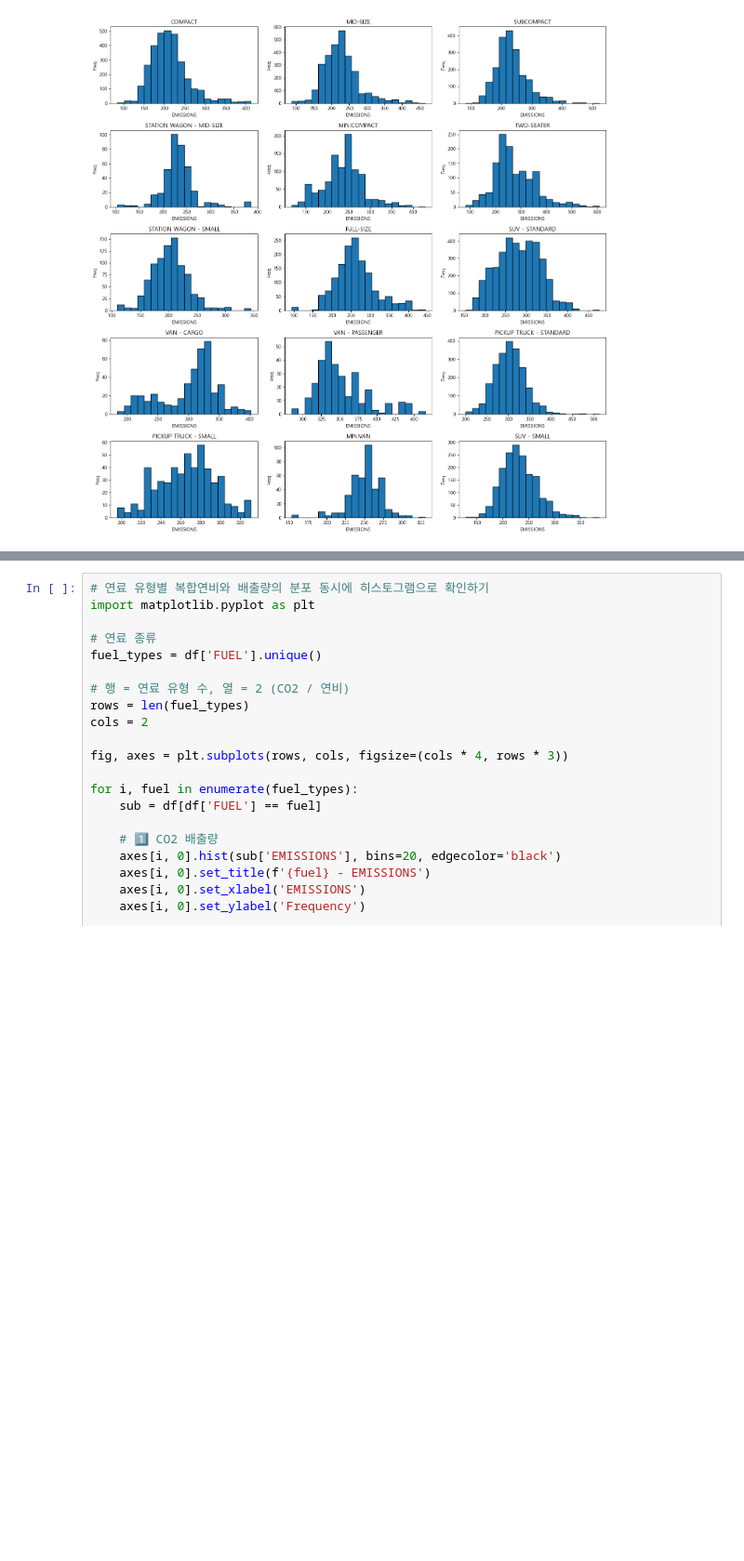
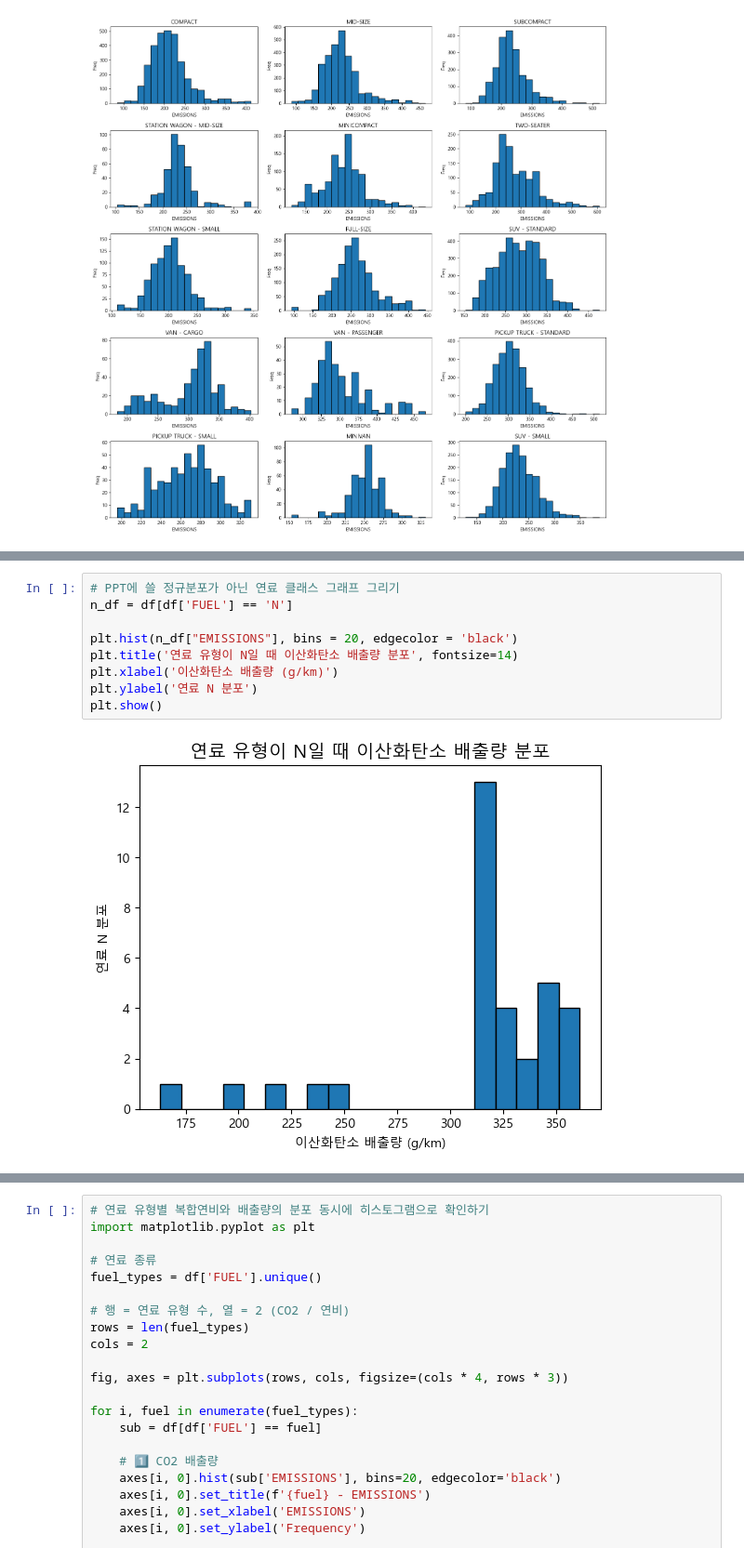
Before and after one commit to kimfaru-git/eco-mobility-performance-analysis, a Jupyter notebook: 02_analysis.ipynb, the cells around one changed output, grey strips where cells are left out. Shown at 93% size. Saved outputs shown, nothing was run; the diff lists cells and outputs as text; blank space fills up the shorter version.

```diff
--- a/02_analysis.ipynb
+++ b/02_analysis.ipynb
@@ -221 +232,12 @@ plt.show()
+# %%
+# PPT에 쓸 정규분포가 아닌 연료 클래스 그래프 그리기
+n_df = df[df['FUEL'] == 'N']
+
+plt.hist(n_df["EMISSIONS"], bins = 20, edgecolor = 'black')
+plt.title('연료 유형이 N일 때 이산화탄소 배출량 분포', fontsize=14)
+plt.xlabel('이산화탄소 배출량 (g/km)')
+plt.ylabel('연료 N 분포')
+plt.show()
+# %% [output]
+[figure, added]
 # %%
```
Also changed, not shown: parts of 15 cells of this notebook.
